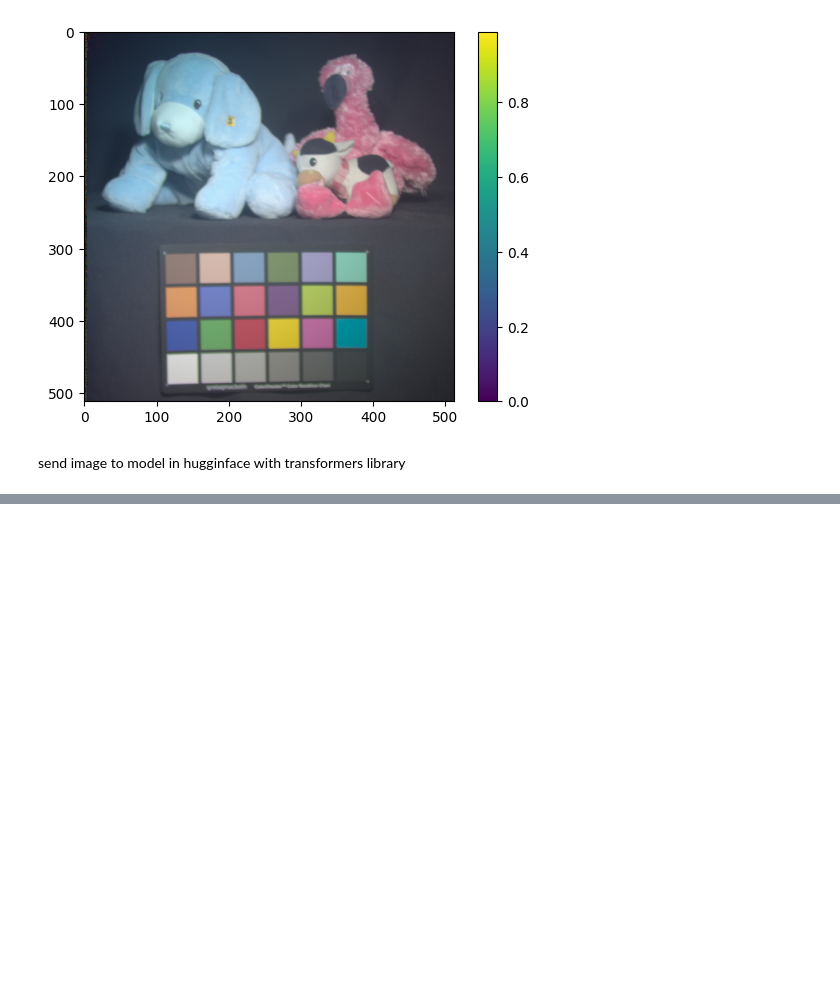
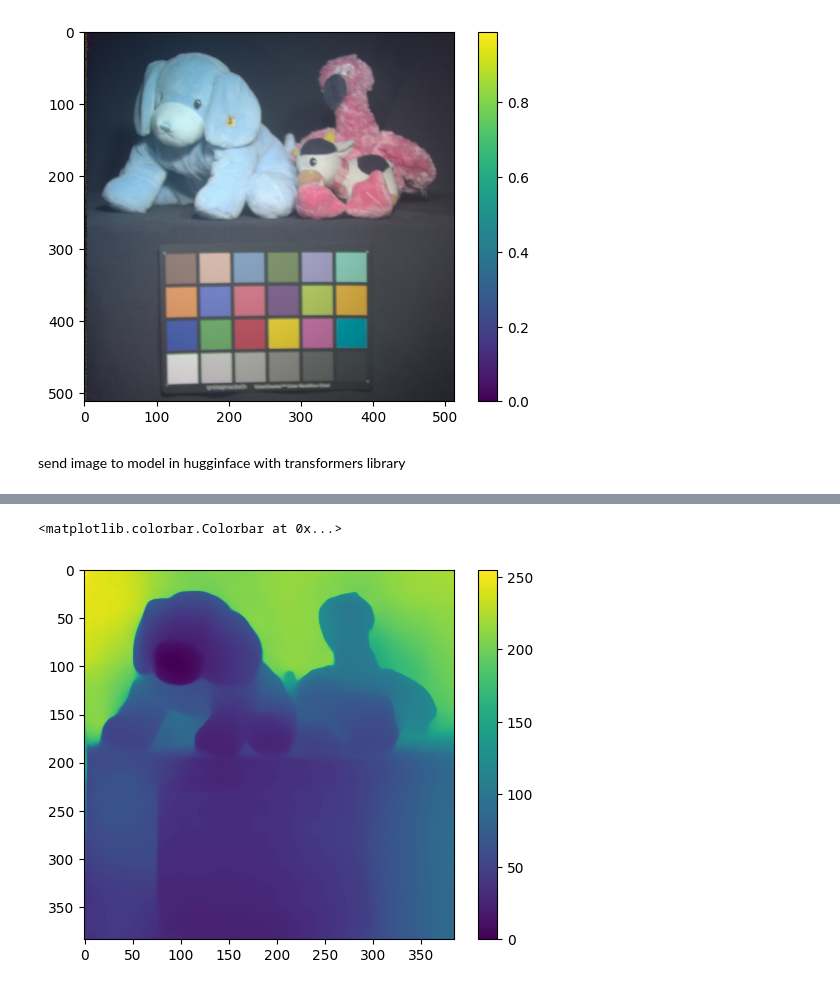
Before and after one commit to Factral/time-of-flight, a Jupyter notebook: notes/2023-07-19/try.ipynb, the cells around one changed output, grey strips where cells are left out. Cells and saved outputs as stored; diff of their text form; code cells hidden in the pictures; blank space fills up the shorter version.

```diff
--- a/notes/2023-07-19/try.ipynb
+++ b/notes/2023-07-19/try.ipynb
@@ -77,0 +84,6 @@ plt.colorbar()
+# %%
+plt.imshow( ( 255-result_ ) + result_.min() )
+plt.colorbar()
+# %% [output]
+<matplotlib.colorbar.Colorbar at 0x...>
+[figure, added]
```
Also changed, not shown: parts of 4 cells of this notebook, 5 other files.
